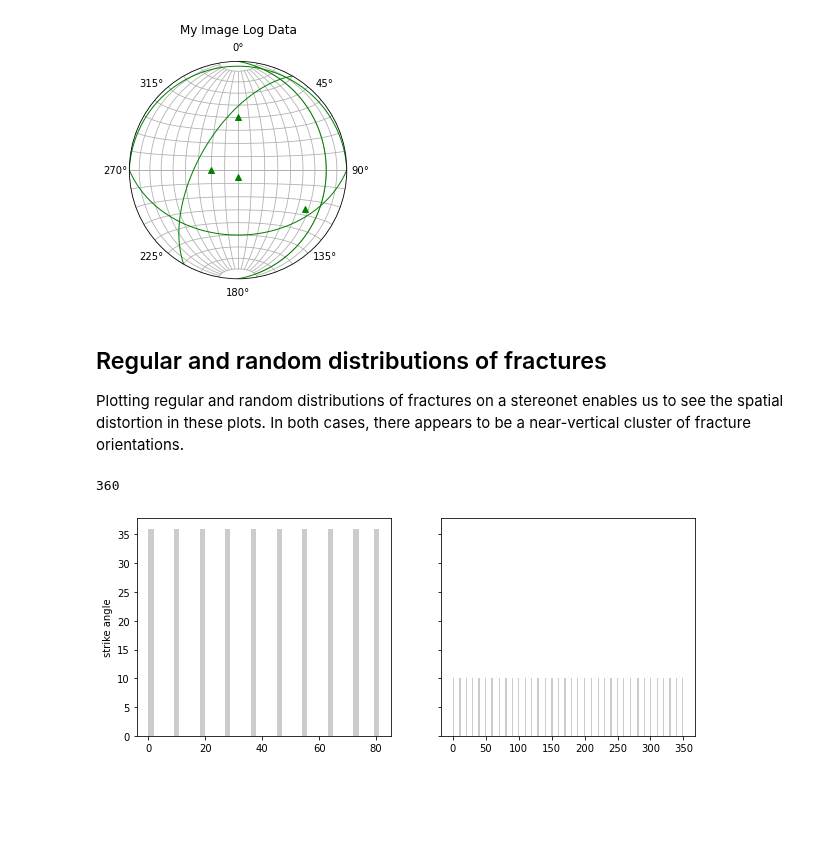
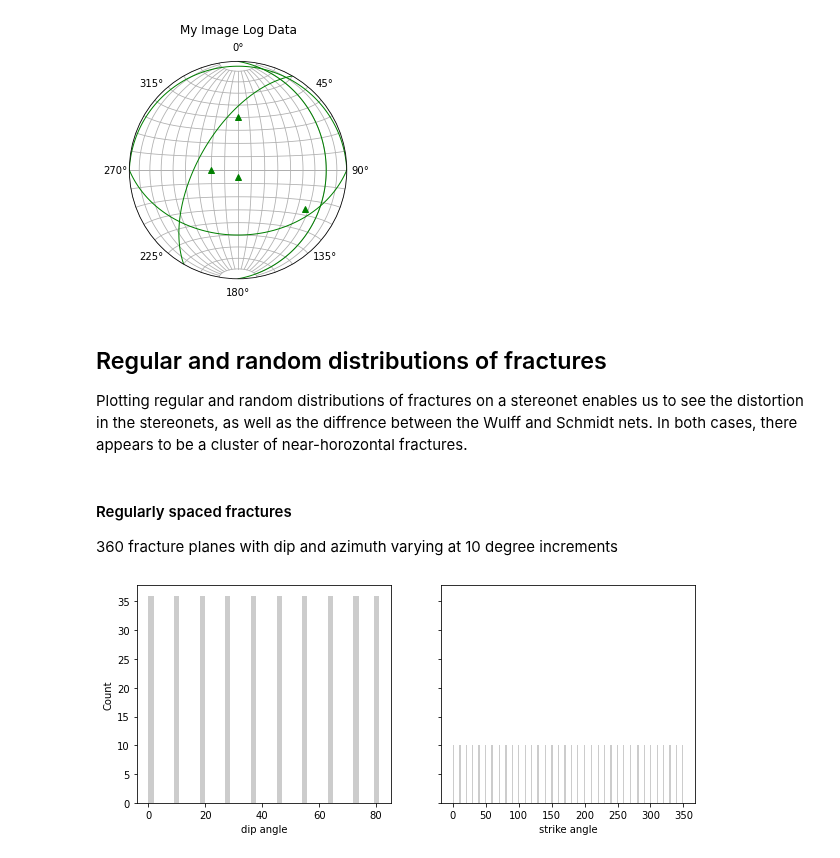
Before and after one commit to ICWallis/fractoolbox, a Jupyter notebook: demo-stereonet-basics.ipynb, the cells around one changed output. Saved outputs shown, nothing was run; the diff lists cells and outputs as text; code cells hidden in the pictures; blank space fills up the shorter version.

Commit message:
Document regular/random frac distibution experements

```diff
--- a/demo-stereonet-basics.ipynb
+++ b/demo-stereonet-basics.ipynb
@@ -251,27 +254,30 @@ plt.show()
 # %% [markdown]
 ## Regular and random distributions of fractures
 
-Plotting regular and random distributions of fractures on a stereonet enables us to see the spatial distortion in these plots. In both cases, there appears to be a near-vertical cluster of fracture orientations.
+Plotting regular and random distributions of fractures on a stereonet enables us to see the distortion in the stereonets, as well as the diffrence between the Wulff and Schmidt nets. In both cases, there appears to be a cluster of near-horozontal fractures.
+# %% [markdown]
+#### Regularly spaced fractures
+
+360 fracture planes with dip and azimuth varying at 10 degree increments
 # %%
 # strike azumuths at 10 degree intervals
 regular_strikes = list(np.repeat(np.linspace(0,360,num=36,endpoint=False),10))
 
 # dips at 10 degree intervals for each strike azumuth
 regular_dips = list(np.linspace(0,90,num=10,endpoint=False)) * 36
 
-print(len(regular_dips))
+#print(len(regular_dips))
 
 # plot demonstrating that we have a regular distibution of fractures
 f,(ax1,ax2) = plt.subplots(1,2,figsize=(10,4),sharey=True)
 ax1.hist(regular_dips, bins=45,color='k',alpha=0.2)
 ax2.hist(regular_strikes, bins=180,color='k',alpha=0.2)
 ax1.set_ylabel('Count')
-ax1.set_ylabel('dip angle')
-ax1.set_ylabel('strike angle')
+ax1.set_xlabel('dip angle')
+ax2.set_xlabel('strike angle')
 plt.show()
 # %% [output]
-360
-[figure, old version]
+[figure, new version]
 # %%
 fig = plt.figure(figsize=(12,6))
 
```
Also changed, not shown: parts of 6 cells of this notebook, 2 other files.
